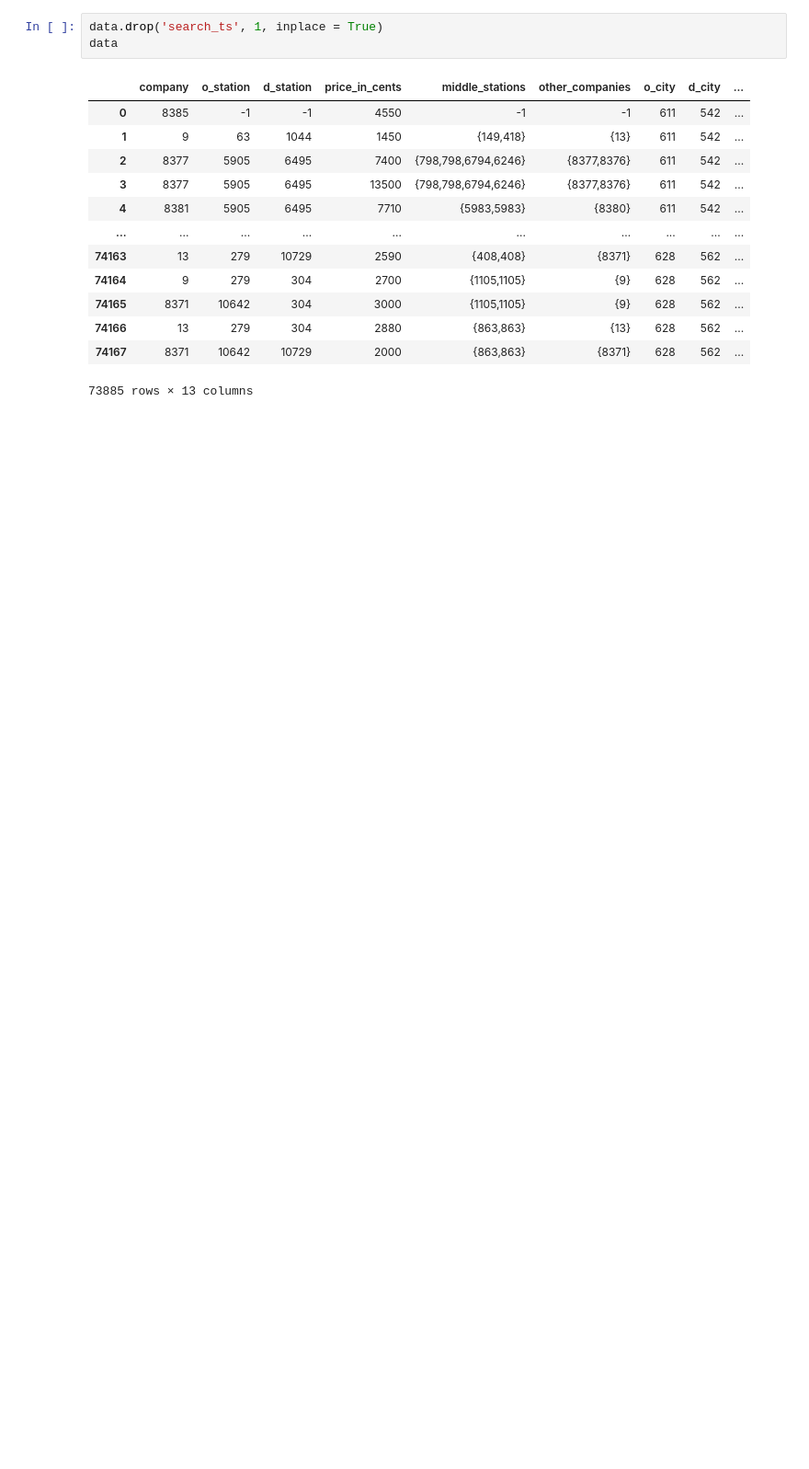
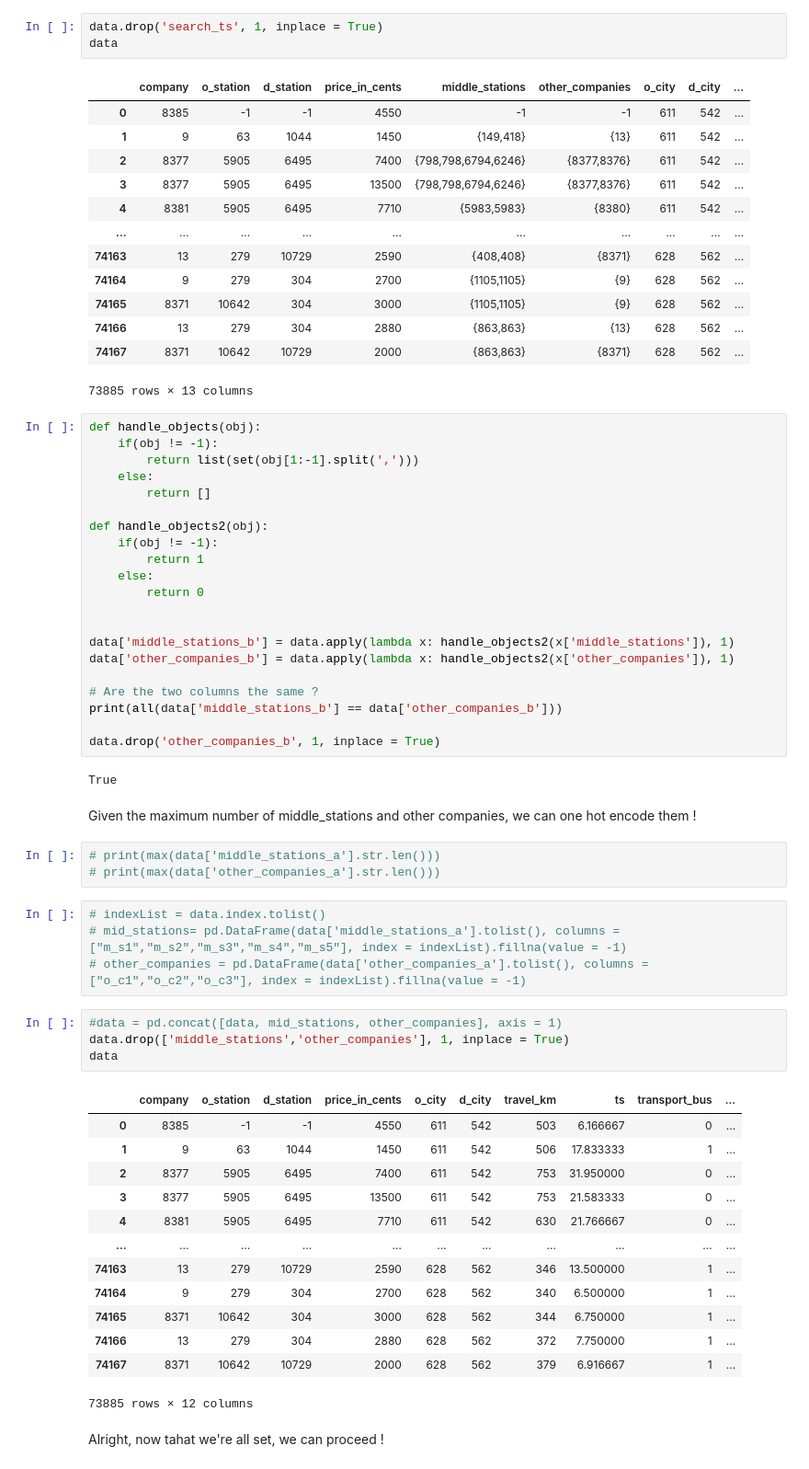
Before and after one commit to vinsJ/Tictactrip, a Jupyter notebook: DATA@DEBANDE-VINCENT.ipynb, the cells around one changed output. Shown at 92% size. Drawn from its saved outputs; the diff is of its cells as text; blank space fills up the shorter version.

```diff
--- a/DATA@DEBANDE-VINCENT.ipynb
+++ b/DATA@DEBANDE-VINCENT.ipynb
@@ -973,3 +977,55 @@ data
 | 74166 | 13 | 279 | 304 | 2880 | {863,863} | {13} | 628 | 562 | ... |
 | 74167 | 8371 | 10642 | 10729 | 2000 | {863,863} | {8371} | 628 | 562 | ... |
 73885 rows × 13 columns
+# %%
+def handle_objects(obj):
+    if(obj != -1):
+        return list(set(obj[1:-1].split(',')))
+    else:
+        return []
+
+def handle_objects2(obj):
+    if(obj != -1):
+        return 1
+    else:
+        return 0
+
+
+data['middle_stations_b'] = data.apply(lambda x: handle_objects2(x['middle_stations']), 1)
+data['other_companies_b'] = data.apply(lambda x: handle_objects2(x['other_companies']), 1)
+
+# Are the two columns the same ?
+print(all(data['middle_stations_b'] == data['other_companies_b']))
+
+data.drop('other_companies_b', 1, inplace = True)
+# %% [output]
+True
+# %% [markdown]
+Given the maximum number of middle_stations and other companies, we can one hot encode them !
+# %%
+# print(max(data['middle_stations_a'].str.len()))
+# print(max(data['other_companies_a'].str.len()))
+# %%
+# indexList = data.index.tolist()
+# mid_stations= pd.DataFrame(data['middle_stations_a'].tolist(), columns = ["m_s1","m_s2","m_s3","m_s4","m_s5"], index = indexList).fillna(value = -1)
+# other_companies = pd.DataFrame(data['other_companies_a'].tolist(), columns = ["o_c1","o_c2","o_c3"], index = indexList).fillna(value = -1)
+# %%
+#data = pd.concat([data, mid_stations, other_companies], axis = 1)
+data.drop(['middle_stations','other_companies'], 1, inplace = True)
+data
+# %% [output]
+|  | company | o_station | d_station | price_in_cents | o_city | d_city | travel_km | ts | transport_bus | ... |
+| 0 | 8385 | -1 | -1 | 4550 | 611 | 542 | 503 | 6.166667 | 0 | ... |
+| 1 | 9 | 63 | 1044 | 1450 | 611 | 542 | 506 | 17.833333 | 1 | ... |
+| 2 | 8377 | 5905 | 6495 | 7400 | 611 | 542 | 753 | 31.950000 | 0 | ... |
+| 3 | 8377 | 5905 | 6495 | 13500 | 611 | 542 | 753 | 21.583333 | 0 | ... |
+| 4 | 8381 | 5905 | 6495 | 7710 | 611 | 542 | 630 | 21.766667 | 0 | ... |
+| ... | ... | ... | ... | ... | ... | ... | ... | ... | ... | ... |
+| 74163 | 13 | 279 | 10729 | 2590 | 628 | 562 | 346 | 13.500000 | 1 | ... |
+| 74164 | 9 | 279 | 304 | 2700 | 628 | 562 | 340 | 6.500000 | 1 | ... |
+| 74165 | 8371 | 10642 | 304 | 3000 | 628 | 562 | 344 | 6.750000 | 1 | ... |
+| 74166 | 13 | 279 | 304 | 2880 | 628 | 562 | 372 | 7.750000 | 1 | ... |
+| 74167 | 8371 | 10642 | 10729 | 2000 | 628 | 562 | 379 | 6.916667 | 1 | ... |
+73885 rows × 12 columns
+# %% [markdown]
+Alright, now tahat we're all set, we can proceed !
```
Also changed, not shown: parts of 27 cells of this notebook.
